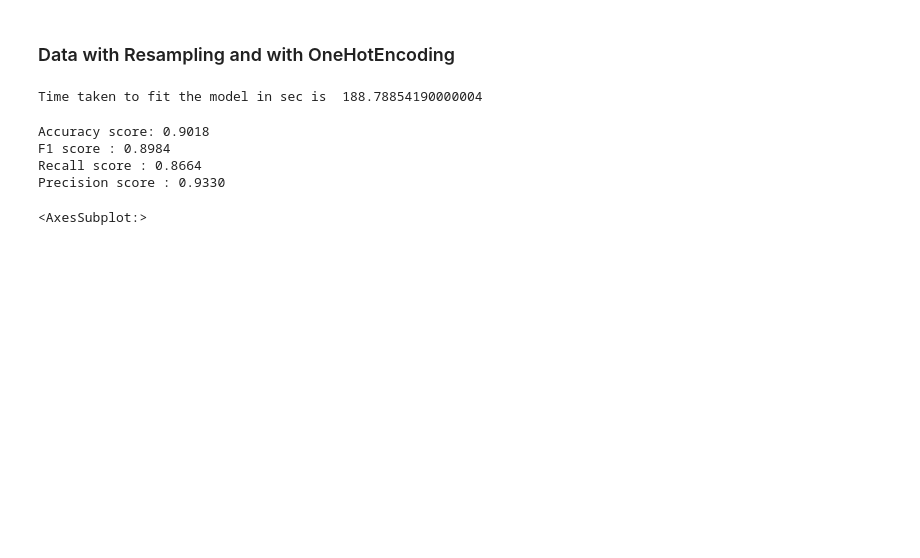
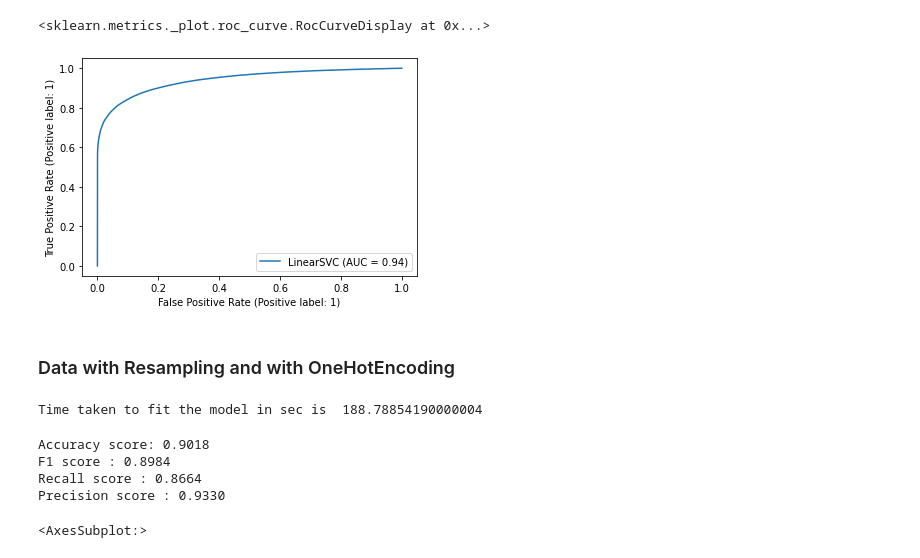
Before and after one commit to raghavendra17/Auto-Insurance-Claim-Predicton, a Jupyter notebook: SVM.ipynb, the cells around one changed output. Cells and saved outputs as stored; diff of their text form; code cells hidden in the pictures; blank space fills up the shorter version.

```diff
--- a/SVM.ipynb
+++ b/SVM.ipynb
@@ -54,0 +110,5 @@ weighted avg       0.86      0.82      0.82    229408
+# %%
+RocCurveDisplay.from_estimator(svm_clf, test_sc, y_test)
+# %% [output]
+<sklearn.metrics._plot.roc_curve.RocCurveDisplay at 0x...>
+[figure, added]
```
Also changed, not shown: parts of 27 cells of this notebook, 6 other files.
